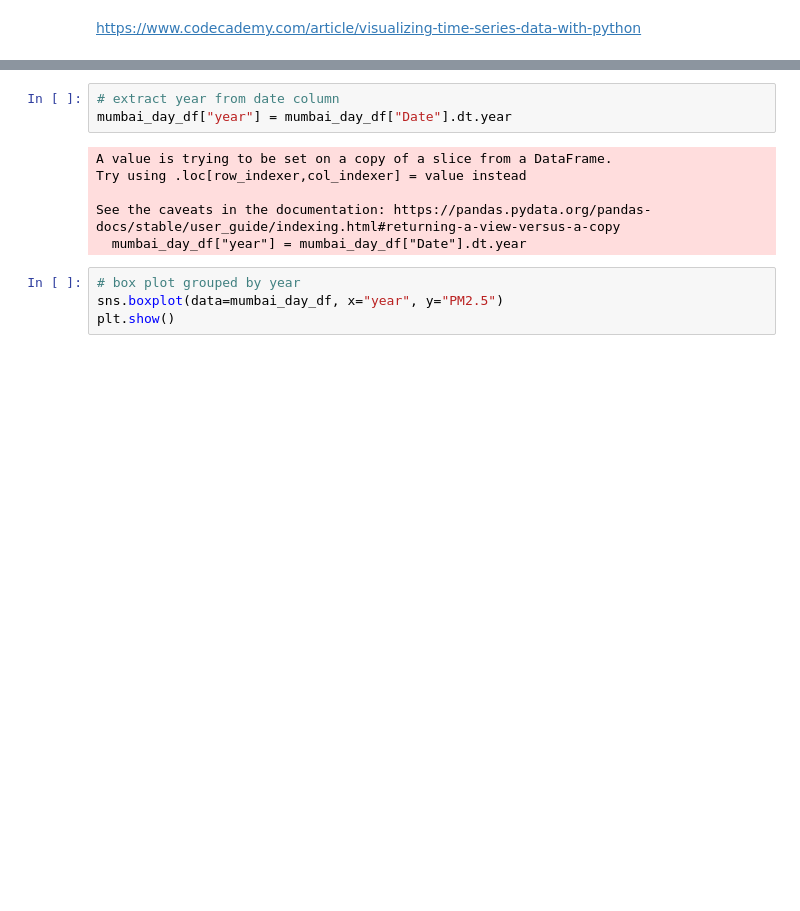
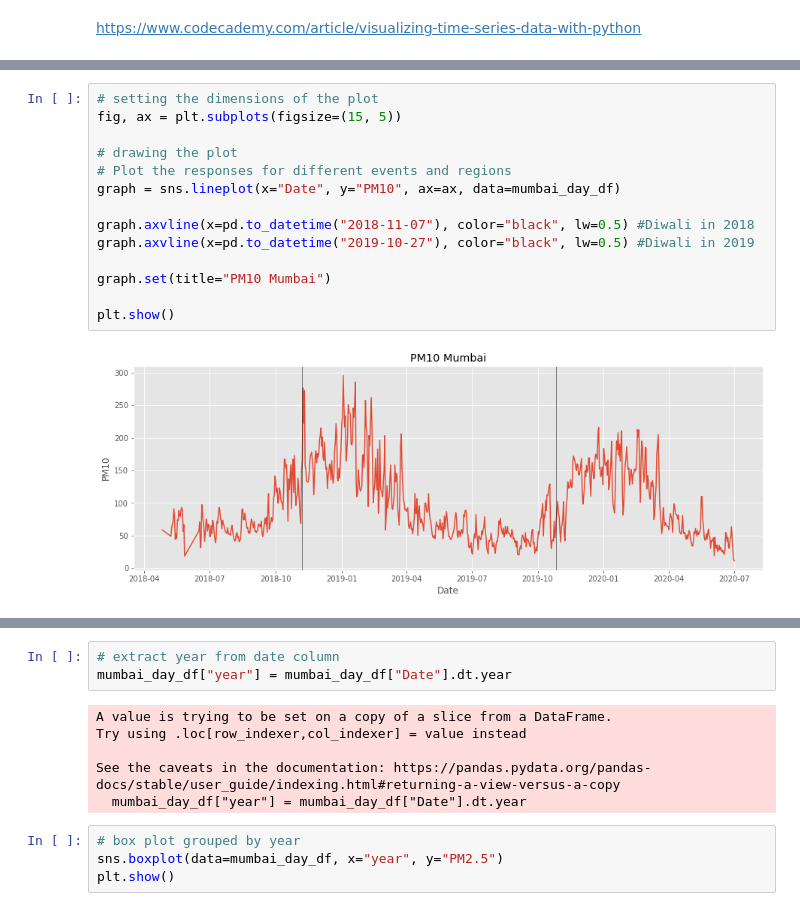
Before and after one commit to OmdenaAI/omdena-mumbai-chapter-air-quality, a Jupyter notebook: src/tasks/task-2-eda/aqi_kaggle_data_eda.ipynb, the cells around one changed output, grey strips where cells are left out. Drawn from its saved outputs; the diff is of its cells as text; blank space fills up the shorter version.

```diff
--- a/src/tasks/task-2-eda/aqi_kaggle_data_eda.ipynb
+++ b/src/tasks/task-2-eda/aqi_kaggle_data_eda.ipynb
@@ -212,0 +247,16 @@ plt.show()
+# %%
+# setting the dimensions of the plot
+fig, ax = plt.subplots(figsize=(15, 5))
+
+# drawing the plot
+# Plot the responses for different events and regions
+graph = sns.lineplot(x="Date", y="PM10", ax=ax, data=mumbai_day_df)
+
+graph.axvline(x=pd.to_datetime("2018-11-07"), color="black", lw=0.5) #Diwali in 2018
+graph.axvline(x=pd.to_datetime("2019-10-27"), color="black", lw=0.5) #Diwali in 2019
+
+graph.set(title="PM10 Mumbai")
+
+plt.show()
+# %% [output]
+[figure, added]
```
Also changed, not shown: parts of 35 cells of this notebook.
